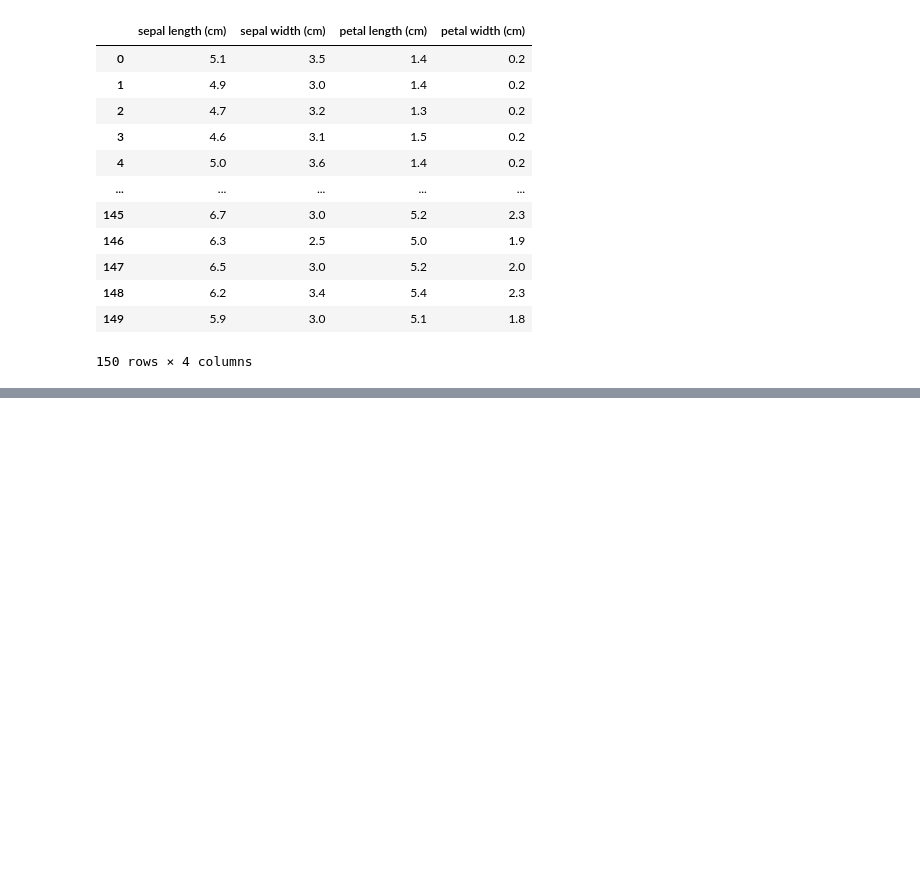
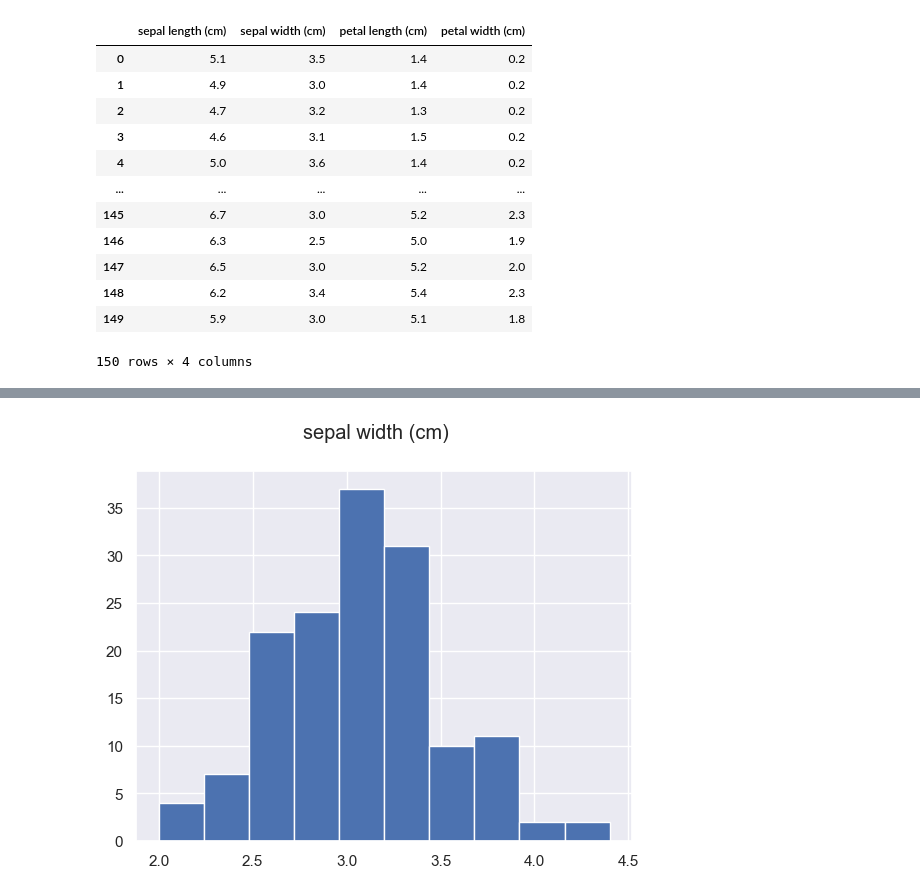
Before and after one commit to SrivathsaNadig/iris-datset-mini-project, a Jupyter notebook: The Classic Iris Dataset.ipynb, the cells around one changed output, grey strips where cells are left out. Cells and saved outputs as stored; diff of their text form; code cells hidden in the pictures; blank space fills up the shorter version.

```diff
--- a/The Classic Iris Dataset.ipynb
+++ b/The Classic Iris Dataset.ipynb
@@ -100,0 +99,7 @@ df['sepal length (cm)'].hist()
+# %%
+col='sepal width (cm)'
+df[col].hist()
+plt.suptitle(col)
+plt.show()
+# %% [output]
+[figure, added]
```
Also changed, not shown: parts of 26 cells of this notebook.
